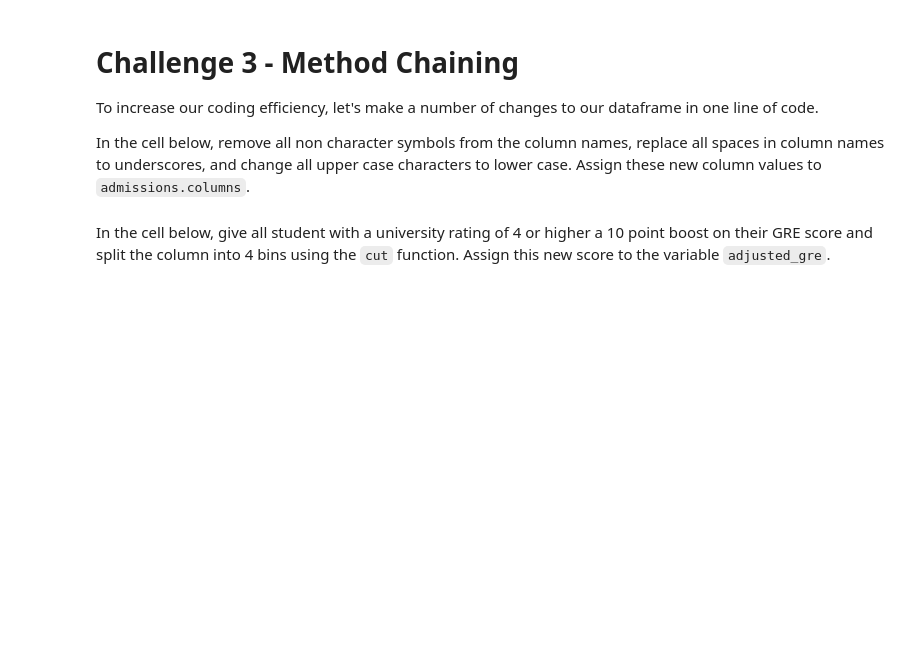
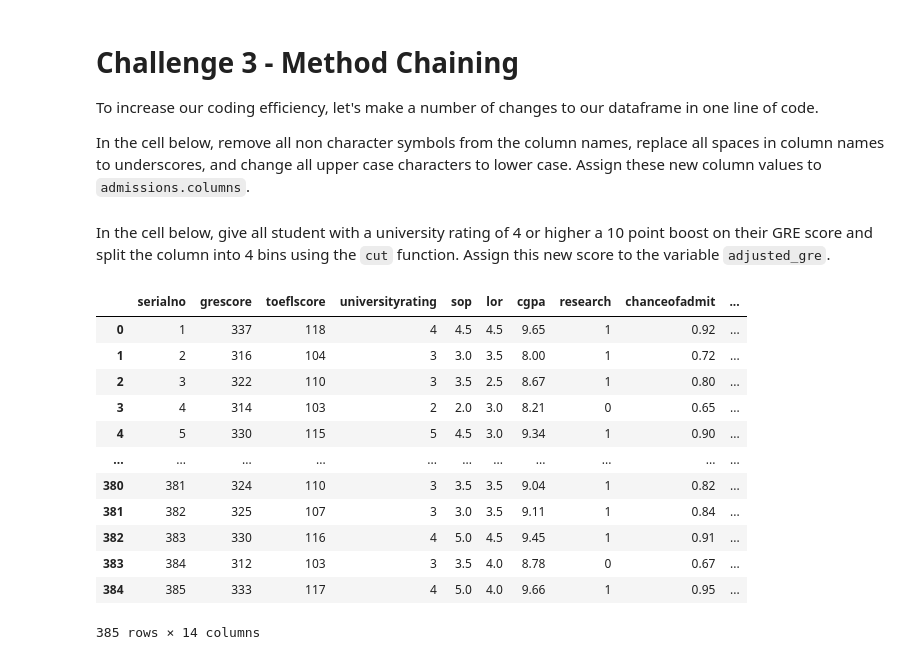
Before and after one commit to Davidlazarog/datamad0820, a Jupyter notebook: module-2/lab-advanced-pandas/your-code/main.ipynb, the cells around one changed output. Cells and saved outputs as stored; diff of their text form; code cells hidden in the pictures; blank space fills up the shorter version.

```diff
--- a/module-2/lab-advanced-pandas/your-code/main.ipynb
+++ b/module-2/lab-advanced-pandas/your-code/main.ipynb
@@ -187,8 +218,11 @@ We will generate the decision choice at random using the code below. Please run
 from random import choices
 std_columns = ['CGPA_std', 'GRE_std', 'LOR_std']
 
-decision_choice = choices(std_columns, k=admissions.shape[0])
+decision_choice = choices(std_columns, k=data.shape[0])
 # %% [markdown]
 Now create the deciding column using the `lookup` function. The lookup column is `decision_choice` found above. Call the column resulting from the lookup function `deciding_column` and add it to the `admissions` dataframe.
 # %%
 # Your code here:
+
+data['deciding_column'] = data.lookup(data.index, decision_choice)
+display(data)
@@ -198,0 +245,4 @@ Create a column called `decision` in the `admissions` dataframe. Assign 1 to thi
+# %%
+# Your code here:
+
+data['decision'] =np.where(data['deciding_column']>=0.8, 1, 0)
@@ -211,2 +280,6 @@ In the cell below, remove all non character symbols from the column names, repla
+# %%
+# Your code here:
+
+data.columns = list(map(lambda x: re.sub(r'[^a-z]',"",x.replace(" ","_").lower()),data.columns))
 # %% [markdown]
 In the cell below, give all student with a university rating of 4 or higher a 10 point boost on their GRE score and split the column into 4 bins using the `cut` function. Assign this new score to the variable `adjusted_gre`.
@@ -214,0 +286,16 @@ In the cell below, give all student with a university rating of 4 or higher a 10
+# %%
+data
+# %% [output]
+|  | serialno | grescore | toeflscore | universityrating | sop | lor | cgpa | research | chanceofadmit | ... |
+| 0 | 1 | 337 | 118 | 4 | 4.5 | 4.5 | 9.65 | 1 | 0.92 | ... |
+| 1 | 2 | 316 | 104 | 3 | 3.0 | 3.5 | 8.00 | 1 | 0.72 | ... |
+| 2 | 3 | 322 | 110 | 3 | 3.5 | 2.5 | 8.67 | 1 | 0.80 | ... |
+| 3 | 4 | 314 | 103 | 2 | 2.0 | 3.0 | 8.21 | 0 | 0.65 | ... |
+| 4 | 5 | 330 | 115 | 5 | 4.5 | 3.0 | 9.34 | 1 | 0.90 | ... |
+| ... | ... | ... | ... | ... | ... | ... | ... | ... | ... | ... |
+| 380 | 381 | 324 | 110 | 3 | 3.5 | 3.5 | 9.04 | 1 | 0.82 | ... |
+| 381 | 382 | 325 | 107 | 3 | 3.0 | 3.5 | 9.11 | 1 | 0.84 | ... |
+| 382 | 383 | 330 | 116 | 4 | 5.0 | 4.5 | 9.45 | 1 | 0.91 | ... |
+| 383 | 384 | 312 | 103 | 3 | 3.5 | 4.0 | 8.78 | 0 | 0.67 | ... |
+| 384 | 385 | 333 | 117 | 4 | 5.0 | 4.0 | 9.66 | 1 | 0.95 | ... |
+385 rows × 14 columns
```
Also changed, not shown: parts of 12 cells of this notebook.
